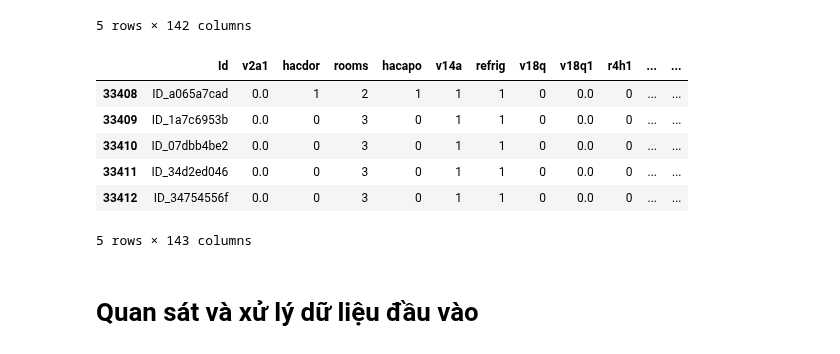
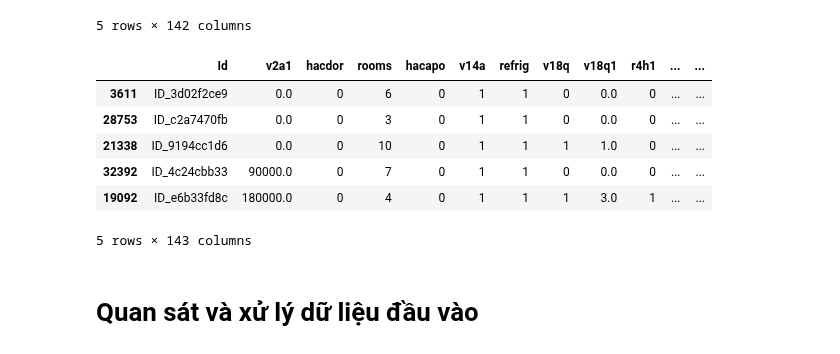
Before and after one commit to iam-Dylan/costa-rican-household, a Jupyter notebook: source/model.ipynb, the cells around one changed output. Saved outputs shown, nothing was run; the diff lists cells and outputs as text; code cells hidden in the pictures.

```diff
--- a/source/model.ipynb
+++ b/source/model.ipynb
@@ -46,16 +47,18 @@ test.head()
 # %%
 ntrain = train.shape[0]
 ntest = test.shape[0]
 
 all_data = pd.concat((train, test)).reset_index(drop=True)
-all_data.tail()
+orgin_data = all_data.copy()
+
+all_data.sample(5)
 # %% [output]
 |  | Id | v2a1 | hacdor | rooms | hacapo | v14a | refrig | v18q | v18q1 | r4h1 | ... | ... |
-| 33408 | ID_a065a7cad | 0.0 | 1 | 2 | 1 | 1 | 1 | 0 | 0.0 | 0 | ... | ... |
-| 33409 | ID_1a7c6953b | 0.0 | 0 | 3 | 0 | 1 | 1 | 0 | 0.0 | 0 | ... | ... |
-| 33410 | ID_07dbb4be2 | 0.0 | 0 | 3 | 0 | 1 | 1 | 0 | 0.0 | 0 | ... | ... |
-| 33411 | ID_34d2ed046 | 0.0 | 0 | 3 | 0 | 1 | 1 | 0 | 0.0 | 0 | ... | ... |
-| 33412 | ID_34754556f | 0.0 | 0 | 3 | 0 | 1 | 1 | 0 | 0.0 | 0 | ... | ... |
+| 3611 | ID_3d02f2ce9 | 0.0 | 0 | 6 | 0 | 1 | 1 | 0 | 0.0 | 0 | ... | ... |
+| 28753 | ID_c2a7470fb | 0.0 | 0 | 3 | 0 | 1 | 1 | 0 | 0.0 | 0 | ... | ... |
+| 21338 | ID_9194cc1d6 | 0.0 | 0 | 10 | 0 | 1 | 1 | 1 | 1.0 | 0 | ... | ... |
+| 32392 | ID_4c24cbb33 | 90000.0 | 0 | 7 | 0 | 1 | 1 | 0 | 0.0 | 0 | ... | ... |
+| 19092 | ID_e6b33fd8c | 180000.0 | 0 | 4 | 0 | 1 | 1 | 1 | 3.0 | 1 | ... | ... |
 5 rows × 143 columns
 # %% [markdown]
 # Quan sát và xử lý dữ liệu đầu vào
```
Also changed, not shown: parts of 22 cells of this notebook, 2 other files.
